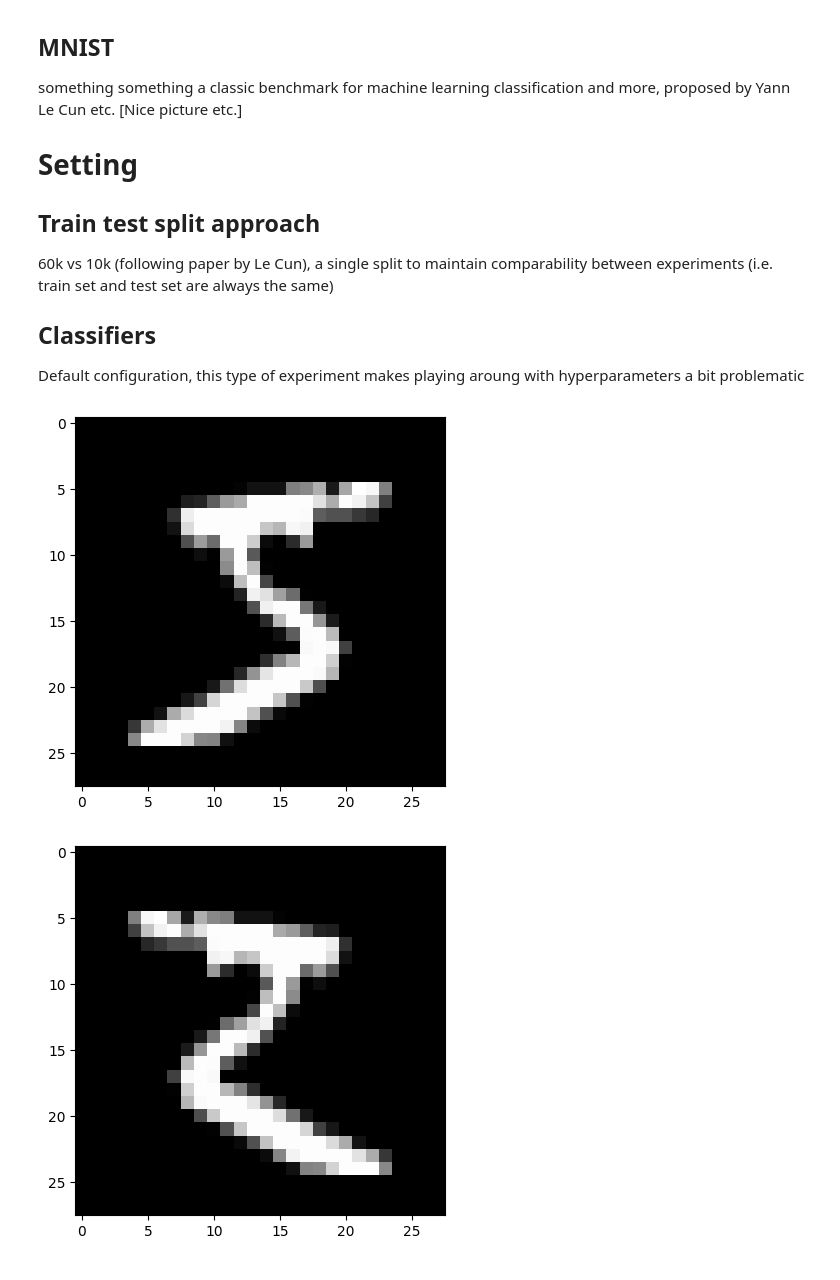
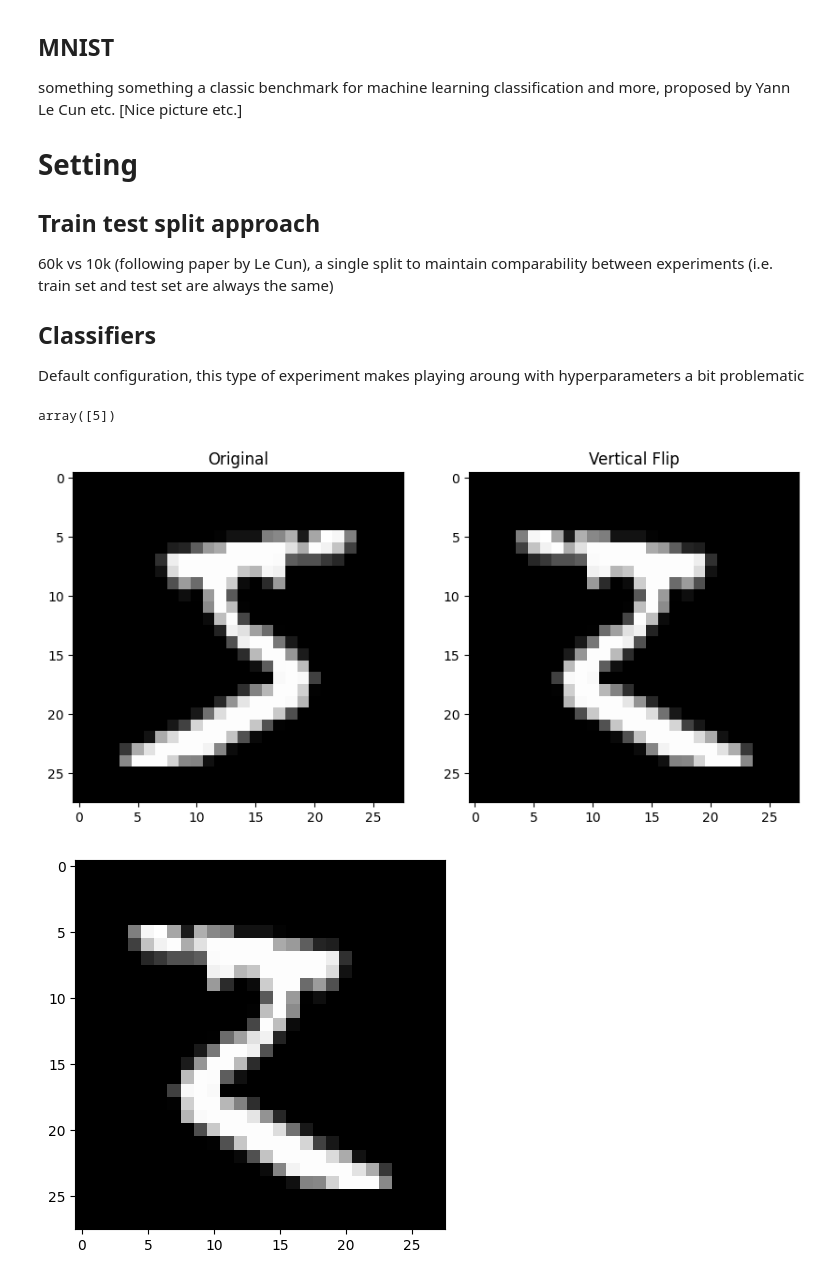
Before and after one commit to Ankowa/TMA4267_task_3, a Jupyter notebook: stg.ipynb, the cells around one changed output. Drawn from its saved outputs; the diff is of its cells as text; code cells hidden in the pictures.

```diff
--- a/stg.ipynb
+++ b/stg.ipynb
@@ -41,10 +41,19 @@ except:
     X, y = fetch_openml('mnist_784', data_home='data', version=1, return_X_y=True)
 # %%
 import matplotlib.pyplot as plt
-# %%
-plt.imshow(X.values.reshape(-1, 28, 28)[0], cmap="gray");
-# %% [output]
-[figure, removed]
+# %%
+y.values[0]
+# %% [output]
+array([5])
+# %%
+_, axs = plt.subplots(1, 2, figsize=(10, 5))
+axs[0].imshow(X.values.reshape(-1, 28, 28)[0], cmap="gray")
+axs[1].imshow(X.values.reshape(-1, 28, 28)[0][:, ::-1], cmap="gray")
+axs[0].set_title("Original")
+axs[1].set_title("Vertical Flip")
+plt.show()
+# %% [output]
+[figure, added]
 # %%
 plt.imshow(X.values.reshape(-1, 28, 28)[0][:, ::-1], cmap="gray");
 # %% [output]
```
Also changed, not shown: parts of 7 cells of this notebook, 3 other files.
